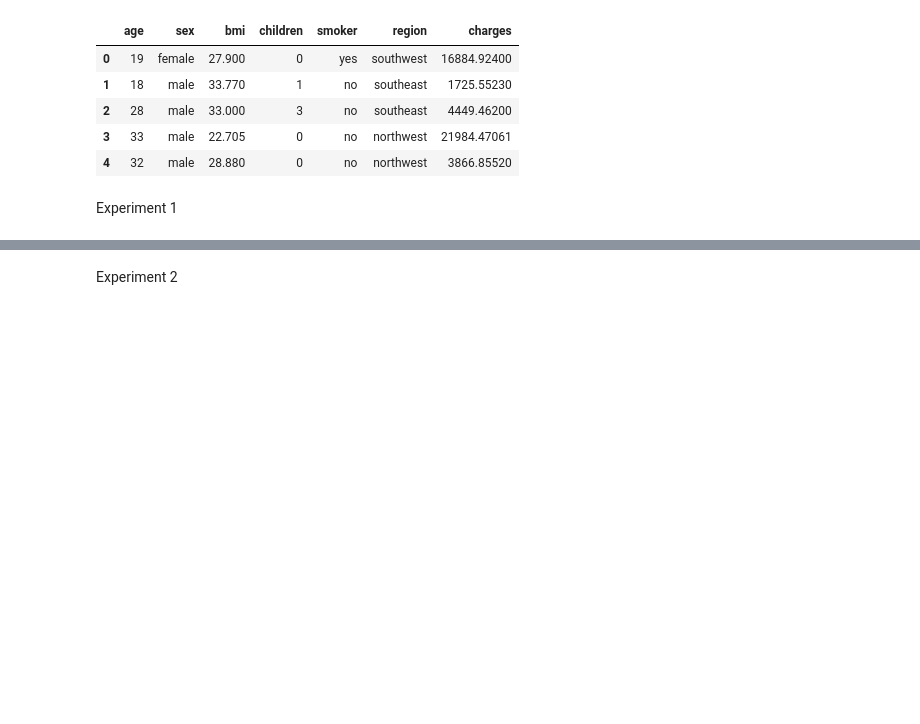
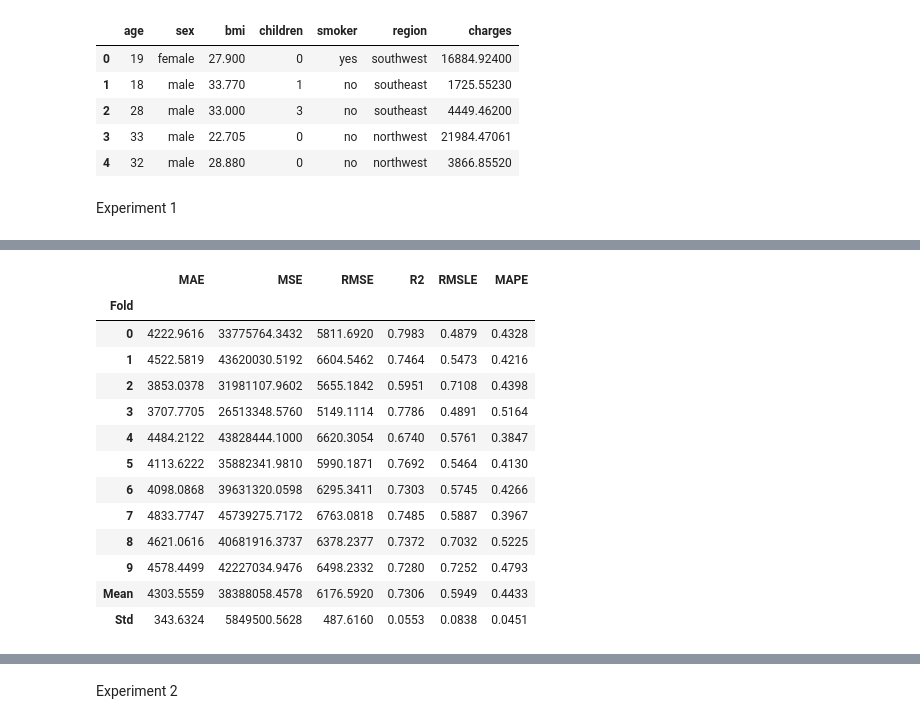
Before and after one commit to Yacaicedo6/proyecto_yan_hands_on, a Jupyter notebook: ml.ipynb, the cells around one changed output, grey strips where cells are left out. Saved outputs shown, nothing was run; the diff lists cells and outputs as text; code cells hidden in the pictures; blank space fills up the shorter version.

```diff
--- a/ml.ipynb
+++ b/ml.ipynb
@@ -38,5 +37,5 @@ r1 = setup(insurance, target = 'charges', session_id = 123,)
 # %%
 # train a model
-lr = create_model('lr')
+lr1 = create_model('lr')
 # %% [output]
 [interactive output not drawn]
@@ -45,3 +42,17 @@ lr = create_model('lr')
+|  | MAE | MSE | RMSE | R2 | RMSLE | MAPE |
+| Fold |  |  |  |  |  |  |
+| 0 | 4222.9616 | 33775764.3432 | 5811.6920 | 0.7983 | 0.4879 | 0.4328 |
+| 1 | 4522.5819 | 43620030.5192 | 6604.5462 | 0.7464 | 0.5473 | 0.4216 |
+| 2 | 3853.0378 | 31981107.9602 | 5655.1842 | 0.5951 | 0.7108 | 0.4398 |
+| 3 | 3707.7705 | 26513348.5760 | 5149.1114 | 0.7786 | 0.4891 | 0.5164 |
+| 4 | 4484.2122 | 43828444.1000 | 6620.3054 | 0.6740 | 0.5761 | 0.3847 |
+| 5 | 4113.6222 | 35882341.9810 | 5990.1871 | 0.7692 | 0.5464 | 0.4130 |
+| 6 | 4098.0868 | 39631320.0598 | 6295.3411 | 0.7303 | 0.5745 | 0.4266 |
+| 7 | 4833.7747 | 45739275.7172 | 6763.0818 | 0.7485 | 0.5887 | 0.3967 |
+| 8 | 4621.0616 | 40681916.3737 | 6378.2377 | 0.7372 | 0.7032 | 0.5225 |
+| 9 | 4578.4499 | 42227034.9476 | 6498.2332 | 0.7280 | 0.7252 | 0.4793 |
+| Mean | 4303.5559 | 38388058.4578 | 6176.5920 | 0.7306 | 0.5949 | 0.4433 |
+| Std | 343.6324 | 5849500.5628 | 487.6160 | 0.0553 | 0.0838 | 0.0451 |
 # %%
 plot_model(lr)
 # %% [output]
```
Also changed, not shown: parts of 9 cells of this notebook, 4 other files.
